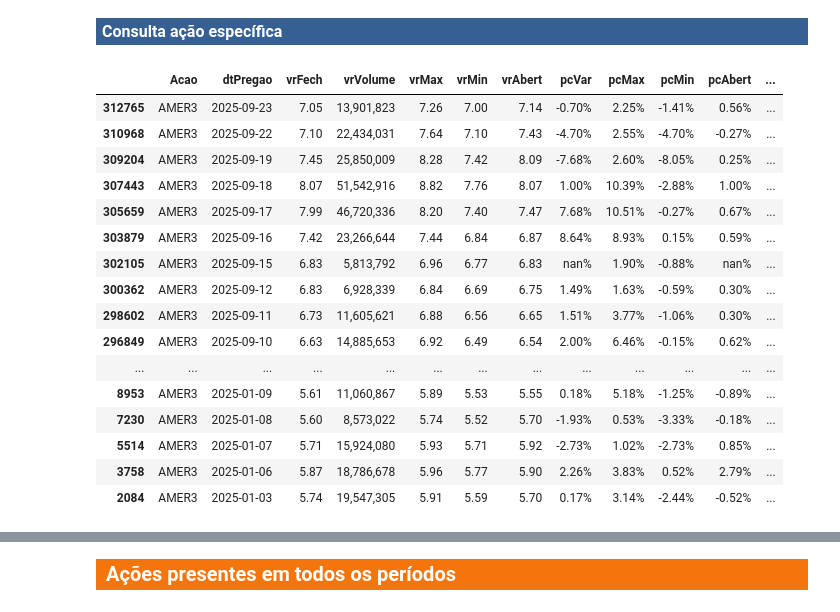
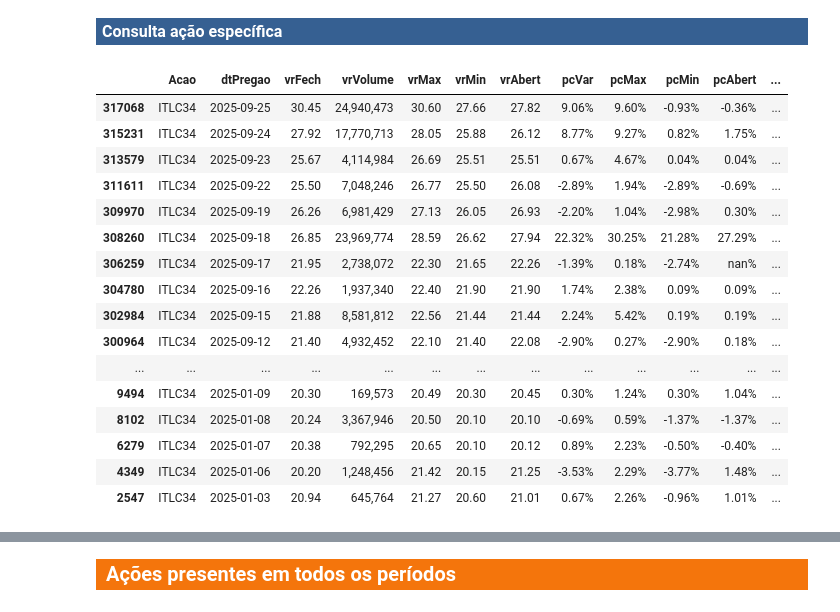
Before and after one commit to alexandre-esmeraldo/StockManager, a Jupyter notebook: StockManager_Processamento.ipynb, the cells around one changed output, grey strips where cells are left out. Drawn from its saved outputs; the diff is of its cells as text; code cells hidden in the pictures.

```diff
--- a/StockManager_Processamento.ipynb
+++ b/StockManager_Processamento.ipynb
@@ -35,5 +37,3 @@ Dividendos:
 2025-08-15: ['GOLL4']
 2025-09-03: ['AGRO3']
 sem resultados
-# %%
-df = carrega_dados(LISTA_ARQUIVOS)
@@ -230,25 +152,25 @@ printmd(f'**<div class={font_color}>{hoje}, Status {a}</div>**')
 # %% [markdown]
 <p style="color:white; background-color: #366092; font-size: 12pt; padding: 3px 0px 3px 6px; font-weight: bold">  Consulta ação específica </p>
 # %%
-acao_adhoc = "AMER3"
+acao_adhoc = "itlc34"
 
 consulta_acao_formatada(df, acao_adhoc)
 # %% [output]
 |  | Acao | dtPregao | vrFech | vrVolume | vrMax | vrMin | vrAbert | pcVar | pcMax | pcMin | pcAbert | ... |
-| 312765 | AMER3 | 2025-09-23 | 7.05 | 13,901,823 | 7.26 | 7.00 | 7.14 | -0.70% | 2.25% | -1.41% | 0.56% | ... |
-| 310968 | AMER3 | 2025-09-22 | 7.10 | 22,434,031 | 7.64 | 7.10 | 7.43 | -4.70% | 2.55% | -4.70% | -0.27% | ... |
-| 309204 | AMER3 | 2025-09-19 | 7.45 | 25,850,009 | 8.28 | 7.42 | 8.09 | -7.68% | 2.60% | -8.05% | 0.25% | ... |
-| 307443 | AMER3 | 2025-09-18 | 8.07 | 51,542,916 | 8.82 | 7.76 | 8.07 | 1.00% | 10.39% | -2.88% | 1.00% | ... |
-| 305659 | AMER3 | 2025-09-17 | 7.99 | 46,720,336 | 8.20 | 7.40 | 7.47 | 7.68% | 10.51% | -0.27% | 0.67% | ... |
-| 303879 | AMER3 | 2025-09-16 | 7.42 | 23,266,644 | 7.44 | 6.84 | 6.87 | 8.64% | 8.93% | 0.15% | 0.59% | ... |
-| 302105 | AMER3 | 2025-09-15 | 6.83 | 5,813,792 | 6.96 | 6.77 | 6.83 | nan% | 1.90% | -0.88% | nan% | ... |
-| 300362 | AMER3 | 2025-09-12 | 6.83 | 6,928,339 | 6.84 | 6.69 | 6.75 | 1.49% | 1.63% | -0.59% | 0.30% | ... |
-| 298602 | AMER3 | 2025-09-11 | 6.73 | 11,605,621 | 6.88 | 6.56 | 6.65 | 1.51% | 3.77% | -1.06% | 0.30% | ... |
-| 296849 | AMER3 | 2025-09-10 | 6.63 | 14,885,653 | 6.92 | 6.49 | 6.54 | 2.00% | 6.46% | -0.15% | 0.62% | ... |
+| 317068 | ITLC34 | 2025-09-25 | 30.45 | 24,940,473 | 30.60 | 27.66 | 27.82 | 9.06% | 9.60% | -0.93% | -0.36% | ... |
+| 315231 | ITLC34 | 2025-09-24 | 27.92 | 17,770,713 | 28.05 | 25.88 | 26.12 | 8.77% | 9.27% | 0.82% | 1.75% | ... |
+| 313579 | ITLC34 | 2025-09-23 | 25.67 | 4,114,984 | 26.69 | 25.51 | 25.51 | 0.67% | 4.67% | 0.04% | 0.04% | ... |
+| 311611 | ITLC34 | 2025-09-22 | 25.50 | 7,048,246 | 26.77 | 25.50 | 26.08 | -2.89% | 1.94% | -2.89% | -0.69% | ... |
+| 309970 | ITLC34 | 2025-09-19 | 26.26 | 6,981,429 | 27.13 | 26.05 | 26.93 | -2.20% | 1.04% | -2.98% | 0.30% | ... |
+| 308260 | ITLC34 | 2025-09-18 | 26.85 | 23,969,774 | 28.59 | 26.62 | 27.94 | 22.32% | 30.25% | 21.28% | 27.29% | ... |
+| 306259 | ITLC34 | 2025-09-17 | 21.95 | 2,738,072 | 22.30 | 21.65 | 22.26 | -1.39% | 0.18% | -2.74% | nan% | ... |
+| 304780 | ITLC34 | 2025-09-16 | 22.26 | 1,937,340 | 22.40 | 21.90 | 21.90 | 1.74% | 2.38% | 0.09% | 0.09% | ... |
+| 302984 | ITLC34 | 2025-09-15 | 21.88 | 8,581,812 | 22.56 | 21.44 | 21.44 | 2.24% | 5.42% | 0.19% | 0.19% | ... |
+| 300964 | ITLC34 | 2025-09-12 | 21.40 | 4,932,452 | 22.10 | 21.40 | 22.08 | -2.90% | 0.27% | -2.90% | 0.18% | ... |
 | ... | ... | ... | ... | ... | ... | ... | ... | ... | ... | ... | ... | ... |
-| 8953 | AMER3 | 2025-01-09 | 5.61 | 11,060,867 | 5.89 | 5.53 | 5.55 | 0.18% | 5.18% | -1.25% | -0.89% | ... |
-| 7230 | AMER3 | 2025-01-08 | 5.60 | 8,573,022 | 5.74 | 5.52 | 5.70 | -1.93% | 0.53% | -3.33% | -0.18% | ... |
-| 5514 | AMER3 | 2025-01-07 | 5.71 | 15,924,080 | 5.93 | 5.71 | 5.92 | -2.73% | 1.02% | -2.73% | 0.85% | ... |
-| 3758 | AMER3 | 2025-01-06 | 5.87 | 18,786,678 | 5.96 | 5.77 | 5.90 | 2.26% | 3.83% | 0.52% | 2.79% | ... |
-| 2084 | AMER3 | 2025-01-03 | 5.74 | 19,547,305 | 5.91 | 5.59 | 5.70 | 0.17% | 3.14% | -2.44% | -0.52% | ... |
+| 9494 | ITLC34 | 2025-01-09 | 20.30 | 169,573 | 20.49 | 20.30 | 20.45 | 0.30% | 1.24% | 0.30% | 1.04% | ... |
+| 8102 | ITLC34 | 2025-01-08 | 20.24 | 3,367,946 | 20.50 | 20.10 | 20.10 | -0.69% | 0.59% | -1.37% | -1.37% | ... |
+| 6279 | ITLC34 | 2025-01-07 | 20.38 | 792,295 | 20.65 | 20.10 | 20.12 | 0.89% | 2.23% | -0.50% | -0.40% | ... |
+| 4349 | ITLC34 | 2025-01-06 | 20.20 | 1,248,456 | 21.42 | 20.15 | 21.25 | -3.53% | 2.29% | -3.77% | 1.48% | ... |
+| 2547 | ITLC34 | 2025-01-03 | 20.94 | 645,764 | 21.27 | 20.60 | 21.01 | 0.67% | 2.26% | -0.96% | 1.01% | ... |
 # %%
```
Also changed, not shown: parts of 26 cells of this notebook, 12 other files.
